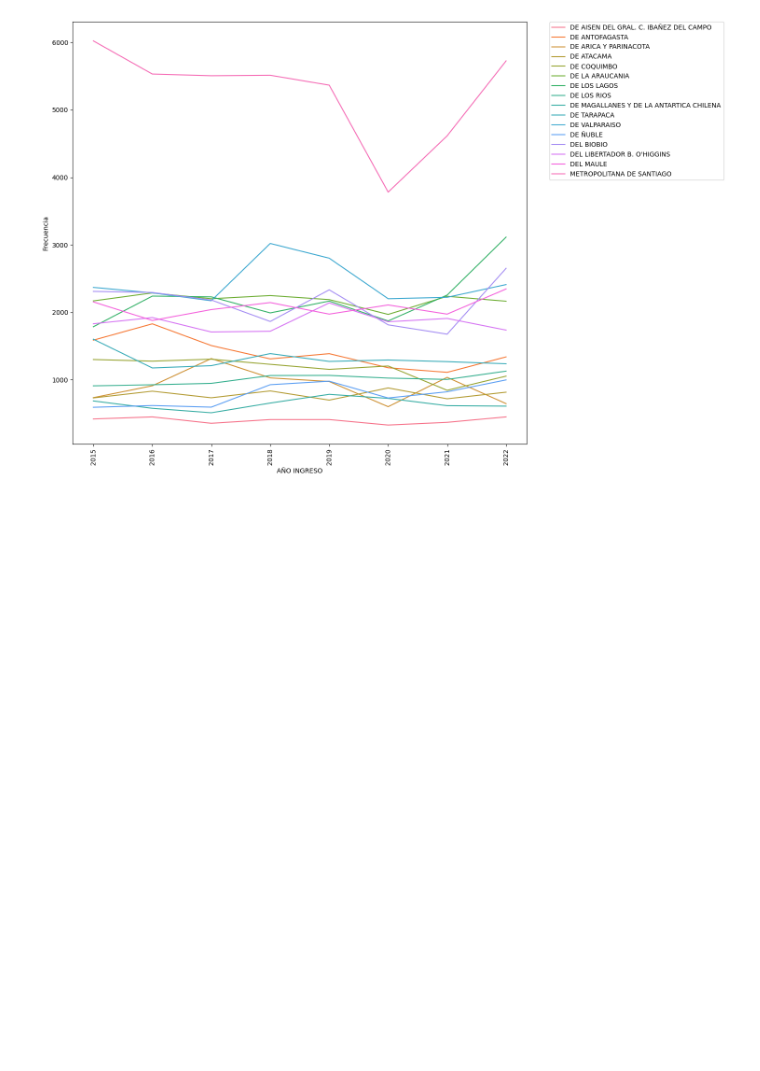
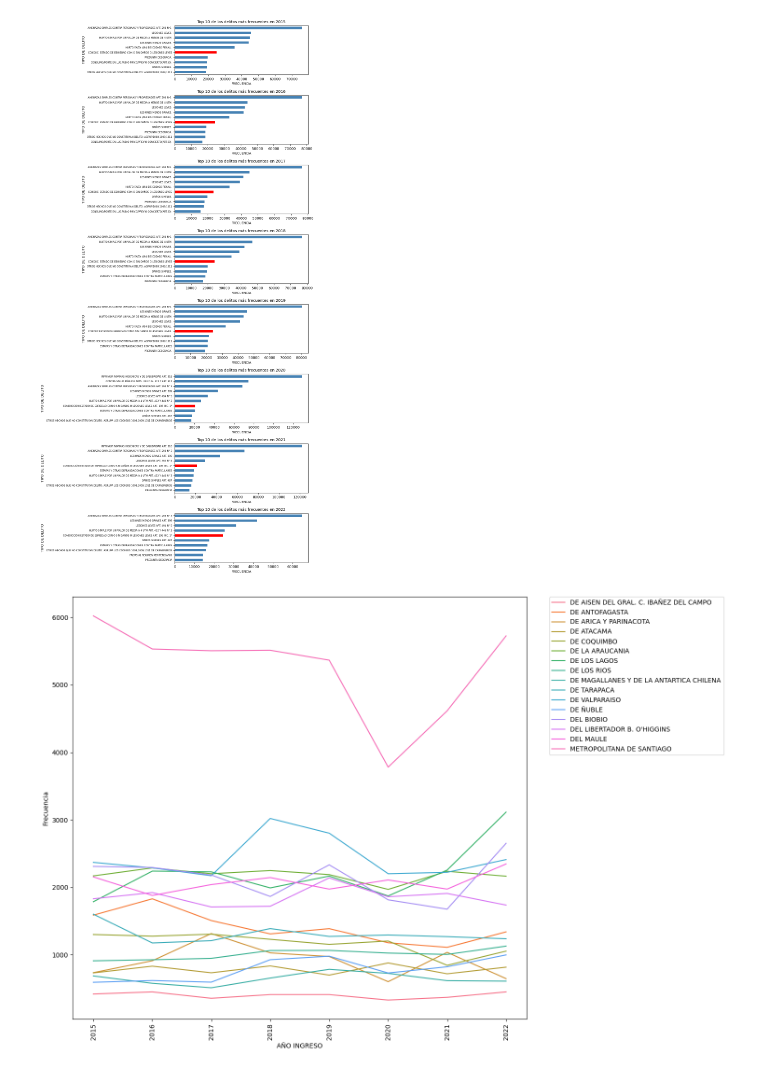
Before and after one commit to RodrigoEduard/08MBID---Visualizacion-de-Datos, a Jupyter notebook: TrabajoPracticoVD.ipynb, the cells around one changed output. Cells and saved outputs as stored; diff of their text form; code cells hidden in the pictures; blank space fills up the shorter version.

```diff
--- a/TrabajoPracticoVD.ipynb
+++ b/TrabajoPracticoVD.ipynb
@@ -12,0 +12,13 @@ Drive already mounted at /content/drive; to attempt to forcibly remount, call dr
+# %%
+data2015 = pd.read_excel('/content/drive/MyDrive/Datos_VD/data2015.xlsx')
+data2016 = pd.read_excel('/content/drive/MyDrive/Datos_VD/data2016.xlsx')
+data2017 = pd.read_excel('/content/drive/MyDrive/Datos_VD/data2017.xlsx')
+data2018 = pd.read_excel('/content/drive/MyDrive/Datos_VD/data2018.xlsx')
+data2019 = pd.read_excel('/content/drive/MyDrive/Datos_VD/data2019.xlsx')
+data2020 = pd.read_excel('/content/drive/MyDrive/Datos_VD/data2020.xlsx')
+data2021 = pd.read_excel('/content/drive/MyDrive/Datos_VD/data2021.xlsx')
+data2022 = pd.read_excel('/content/drive/MyDrive/Datos_VD/data2022.xlsx')
+conduccion_V2 = pd.read_excel('/content/drive/MyDrive/R/conduccion_V2.xlsx')
+REG_PROV_COM = pd.read_excel('/content/drive/MyDrive/Datos_VD/REG_PROV_COM.xlsx')
+# %%
+data2021['MATERIA'] = data2021['MATERIA '].str.strip()
@@ -13,3 +49,27 @@ Drive already mounted at /content/drive; to attempt to forcibly remount, call dr
+# %%
+import matplotlib.pyplot as plt
+dataframes = [data2015, data2016, data2017, data2018, data2019, data2020, data2021, data2022]
+years = [2015, 2016, 2017, 2018, 2019, 2020, 2021, 2022]
+
+plt.figure(figsize=(10,20))
+for i, (df, year) in enumerate(zip(dataframes, years)):
+    top10 = df['MATERIA'].value_counts().nlargest(10)
+    colors = ['red' if 'EBRIEDAD' in idx else 'steelblue' for idx in top10.index]
+    plt.subplot(8, 1, i+1)
+    top10.plot(kind='barh', color=colors)
+
+    plt.xlabel('FRECUENCIA', fontsize=8)
+    plt.ylabel('TIPO DE DELITO', fontsize=9)
+    plt.title('Top 10 de los delitos más frecuentes en ' + str(year), fontsize=10)
+    plt.gca().invert_yaxis()
+
+    plt.yticks(fontsize=6)
+    plt.xticks(fontsize=9)
+
+plt.tight_layout()
+plt.show()
+# %% [output]
+[figure, added]
 # %%
 table_reg_year = pd.crosstab(index=conduccion_V2['NOMBRE REGION'], columns=conduccion_V2['AÑO INGRESO'])
 df = table_reg_year.reset_index()
```
Also changed, not shown: parts of 4 cells of this notebook.
